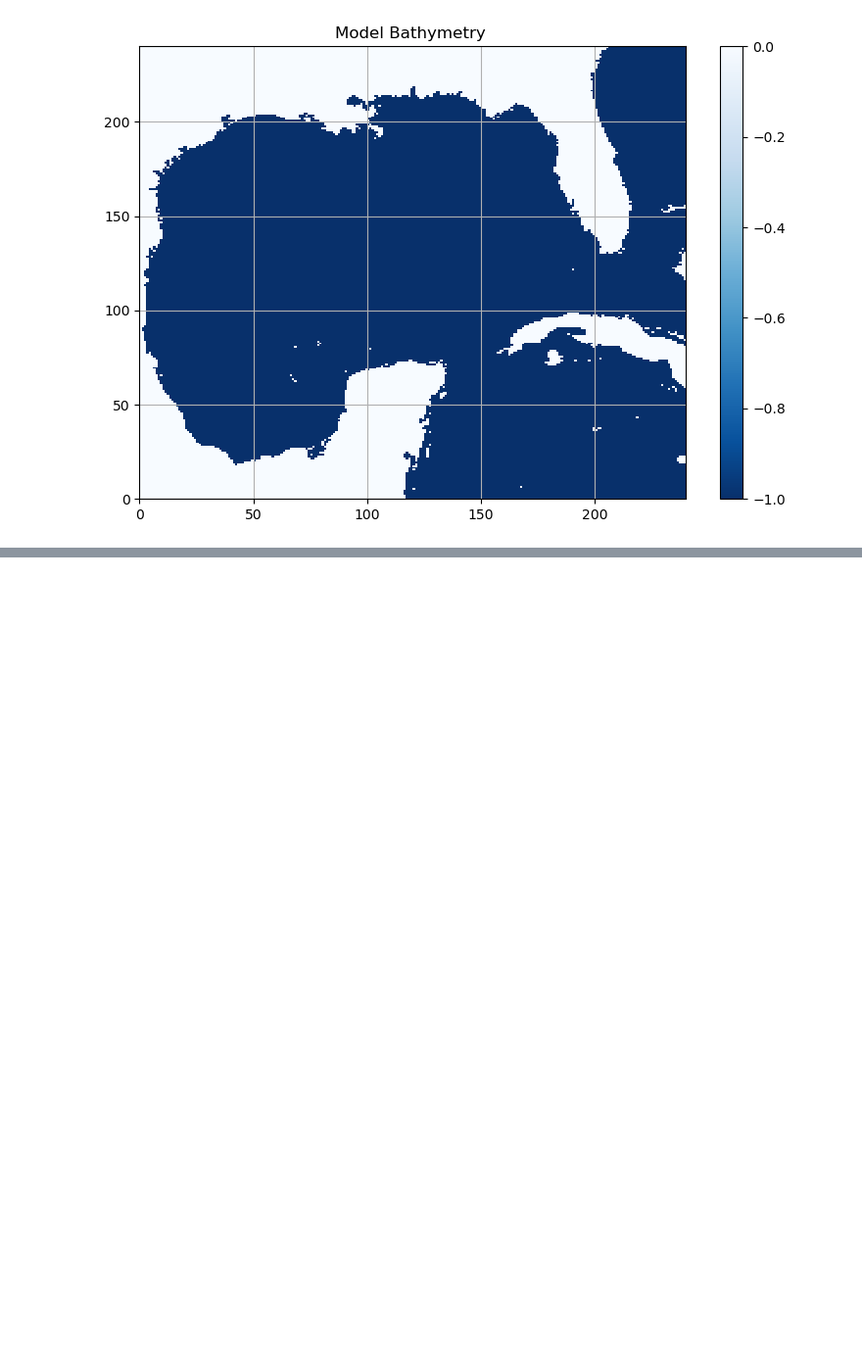
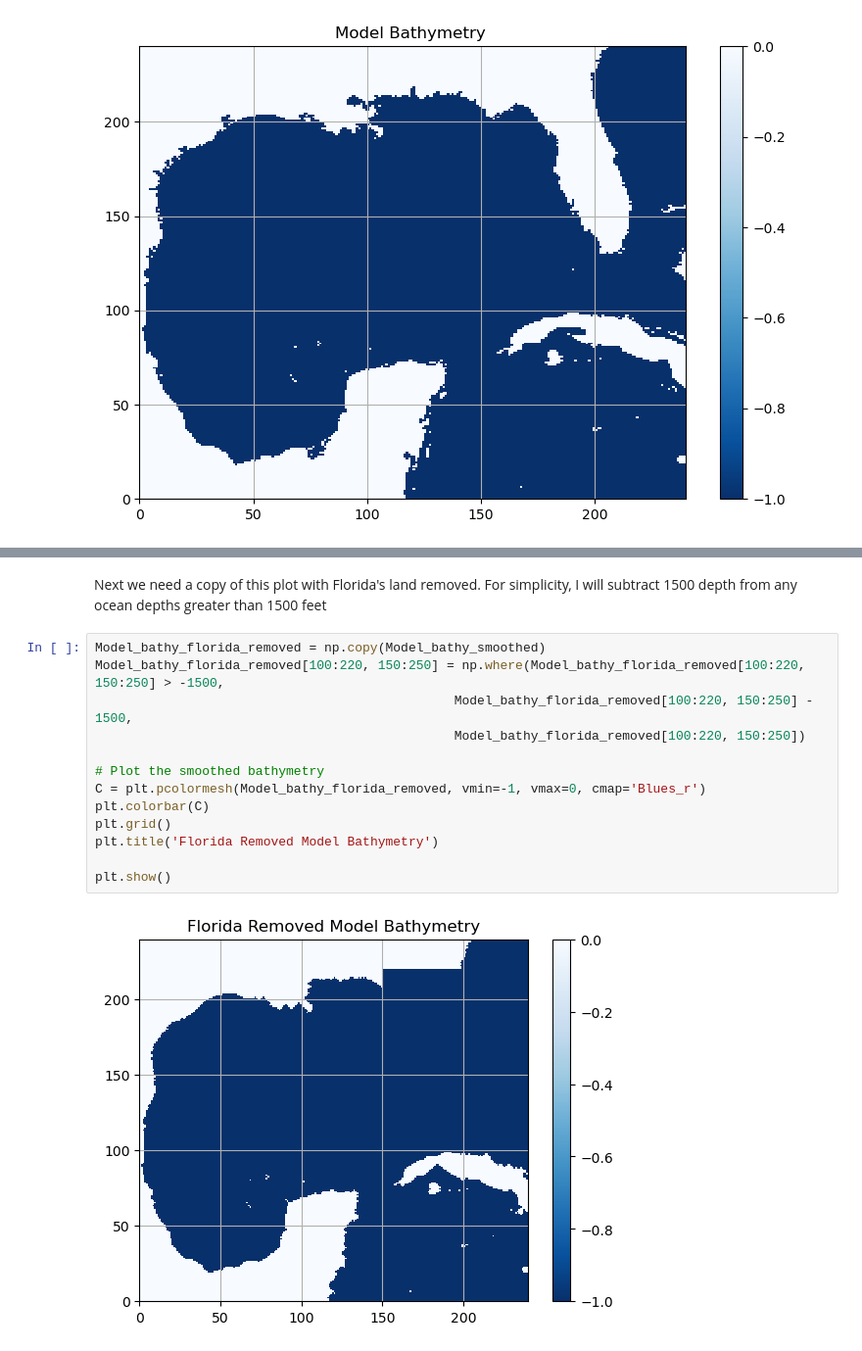
Before and after one commit to DannyMatlob/cs185c_fall2024_ocean_modeling, a Jupyter notebook: Project/notebooks/9-2 Notebook.ipynb, the cells around one changed output, grey strips where cells are left out. Shown at 98% size. Cells and saved outputs as stored; diff of their text form; blank space fills up the shorter version.

```diff
--- a/Project/notebooks/9-2 Notebook.ipynb
+++ b/Project/notebooks/9-2 Notebook.ipynb
@@ -118 +144,18 @@ Model_bathy_filled[325:350, 115:130] = 0
+# %% [markdown]
+Next we need a copy of this plot with Florida's land removed. For simplicity, I will subtract 1500 depth from any ocean depths greater than 1500 feet
+# %%
+Model_bathy_florida_removed = np.copy(Model_bathy_smoothed)
+Model_bathy_florida_removed[100:220, 150:250] = np.where(Model_bathy_florida_removed[100:220, 150:250] > -1500,
+                                               Model_bathy_florida_removed[100:220, 150:250] - 1500,
+                                               Model_bathy_florida_removed[100:220, 150:250])
+
+# Plot the smoothed bathymetry
+C = plt.pcolormesh(Model_bathy_florida_removed, vmin=-1, vmax=0, cmap='Blues_r')
+plt.colorbar(C)
+plt.grid()
+plt.title('Florida Removed Model Bathymetry')
+
+plt.show()
+# %% [output]
+[figure, added]
 # %% [markdown]
```
Also changed, not shown: parts of 6 cells of this notebook, 2 other files.
